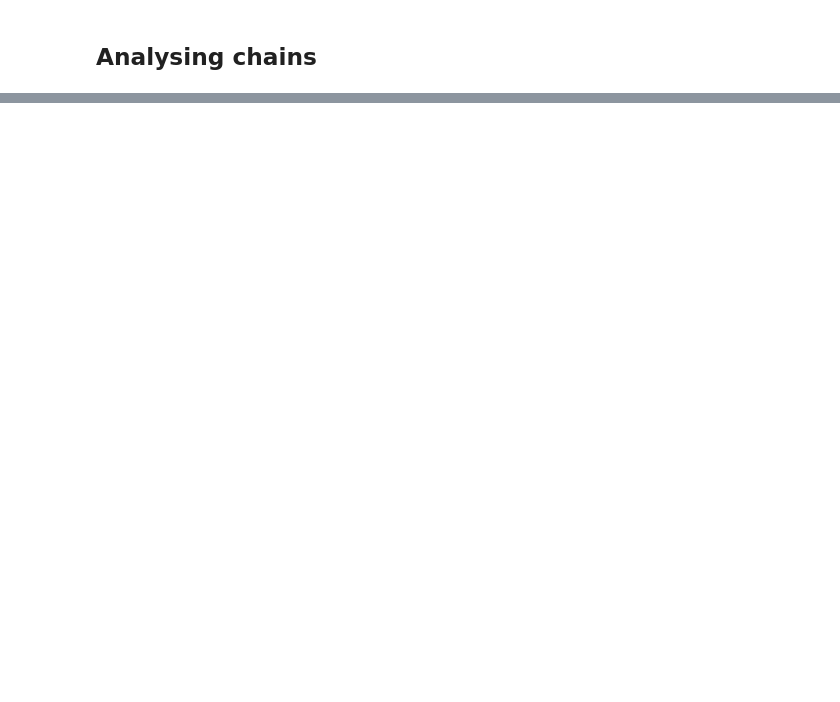
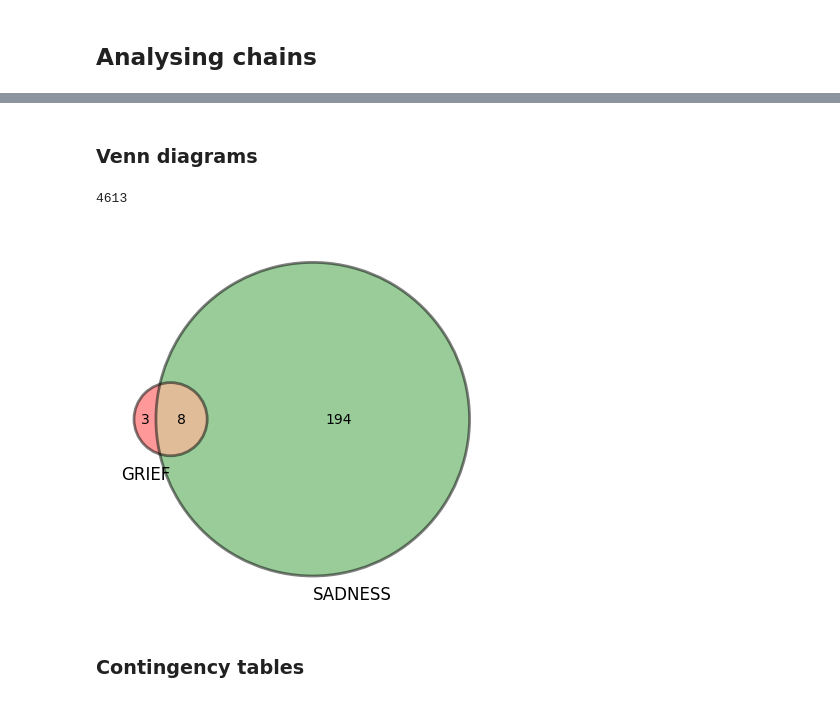
Before and after one commit to cewebbr/brass, a Jupyter notebook: analysis/30_applying-to-sentiments.ipynb, the cells around one changed output, grey strips where cells are left out. Drawn from its saved outputs; the diff is of its cells as text; code cells hidden in the pictures; blank space fills up the shorter version.

```diff
--- a/analysis/30_applying-to-sentiments.ipynb
+++ b/analysis/30_applying-to-sentiments.ipynb
@@ -146,0 +188,24 @@ pl.show()
+# %% [markdown]
+### Venn diagrams
+# %%
+# Loading annotated tweets:
+summ_df = pd.read_csv('../data/processed/emo-moral_v1_anotador_summarized.csv', sep=';')
+# Emotion x emotion (fully and correctly annotated data):
+emoemo_df = summ_df.query('annotated_1 * annotated_2 * annotated_3 == 1')
+# %%
+len(emoemo_df)
+# %% [output]
+4613
+# %%
+emo_pair = ['LUTO', 'TRISTEZA']
+labels   = ['GRIEF', 'SADNESS']
+pair_df = emoemo_df[emo_pair]
+obs_counts = am.count_onehot_pairs(pair_df)
+vn.venn2(subsets=(obs_counts[0][2], obs_counts[0][1], obs_counts[0][3]), set_labels=labels)
+vn.venn2_circles(subsets=(obs_counts[0][2], obs_counts[0][1], obs_counts[0][3]), alpha=0.5, linewidth=2)
+#pl.savefig('plots/venn_grief_sadness.png', bbox_inches='tight')
+pl.show()
+# %% [output]
+[figure, added]
+# %% [markdown]
+### Contingency tables
```
Also changed, not shown: parts of 23 cells of this notebook.
